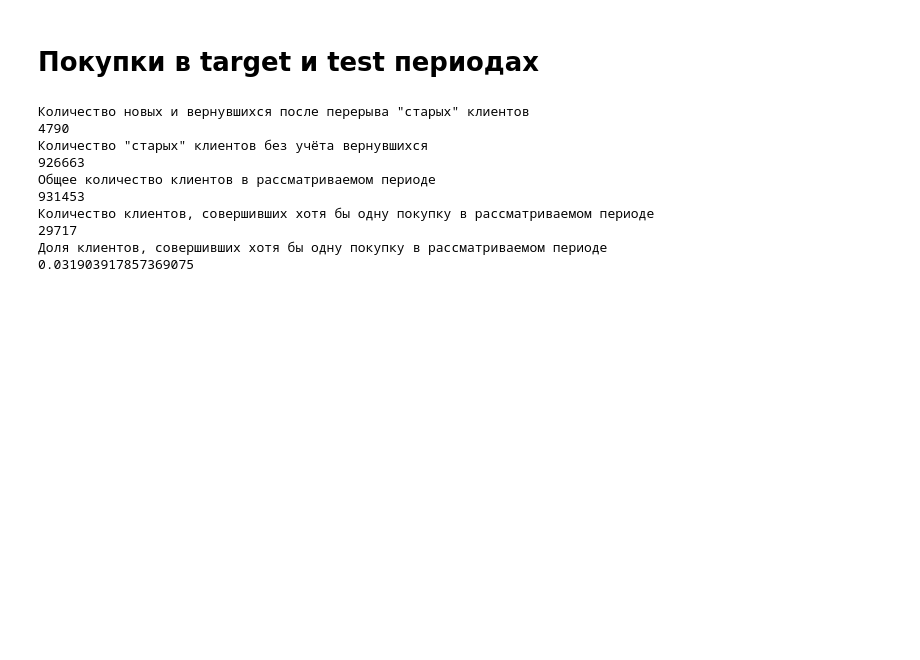
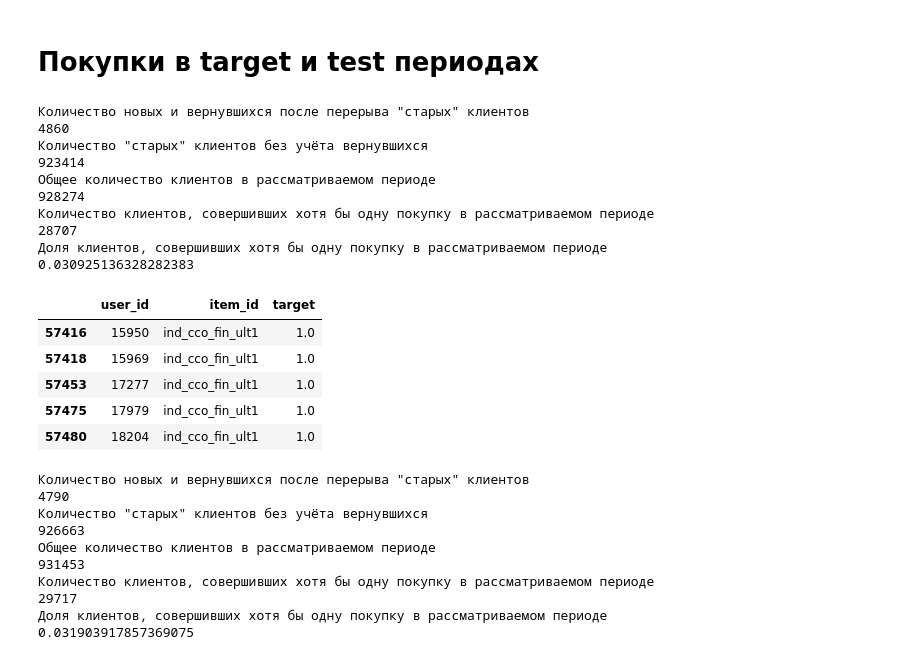
Before and after one commit to alien150684/banking_products_recom, a Jupyter notebook: recommendations.ipynb, the cells around one changed output. Saved outputs shown, nothing was run; the diff lists cells and outputs as text; code cells hidden in the pictures; blank space fills up the shorter version.

```diff
--- a/recommendations.ipynb
+++ b/recommendations.ipynb
@@ -580,8 +580,25 @@ def define_events(inference_df: pd.DataFrame, test_df: pd.DataFrame) -> pd.DataF
     return events_df
 # %%
 # Получаем информацию о покупках в target периоде
-# events_target_df = define_events(train_df, target_df)
-# events_target_df.head()
+events_target_df = define_events(train_df, target_df)
+events_target_df.head()
+# %% [output]
+Количество новых и вернувшихся после перерыва "старых" клиентов
+4860
+Количество "старых" клиентов без учёта вернувшихся
+923414
+Общее количество клиентов в рассматриваемом периоде
+928274
+Количество клиентов, совершивших хотя бы одну покупку в рассматриваемом периоде
+28707
+Доля клиентов, совершивших хотя бы одну покупку в рассматриваемом периоде
+0.030925136328282383
+|  | user_id | item_id | target |
+| 57416 | 15950 | ind_cco_fin_ult1 | 1.0 |
+| 57418 | 15969 | ind_cco_fin_ult1 | 1.0 |
+| 57453 | 17277 | ind_cco_fin_ult1 | 1.0 |
+| 57475 | 17979 | ind_cco_fin_ult1 | 1.0 |
+| 57480 | 18204 | ind_cco_fin_ult1 | 1.0 |
 # %%
 # Получаем информацию о покупках в test периоде
 events_test_df = define_events(inference_df, test_df)
```
Also changed, not shown: parts of 62 cells of this notebook.
